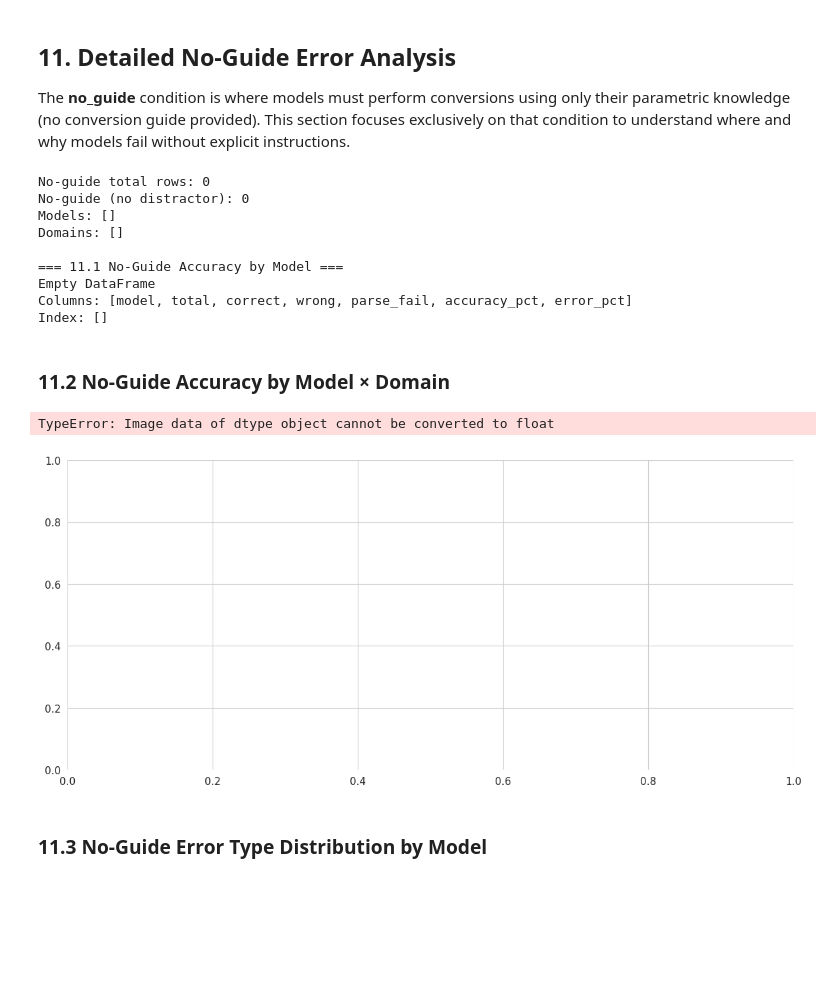
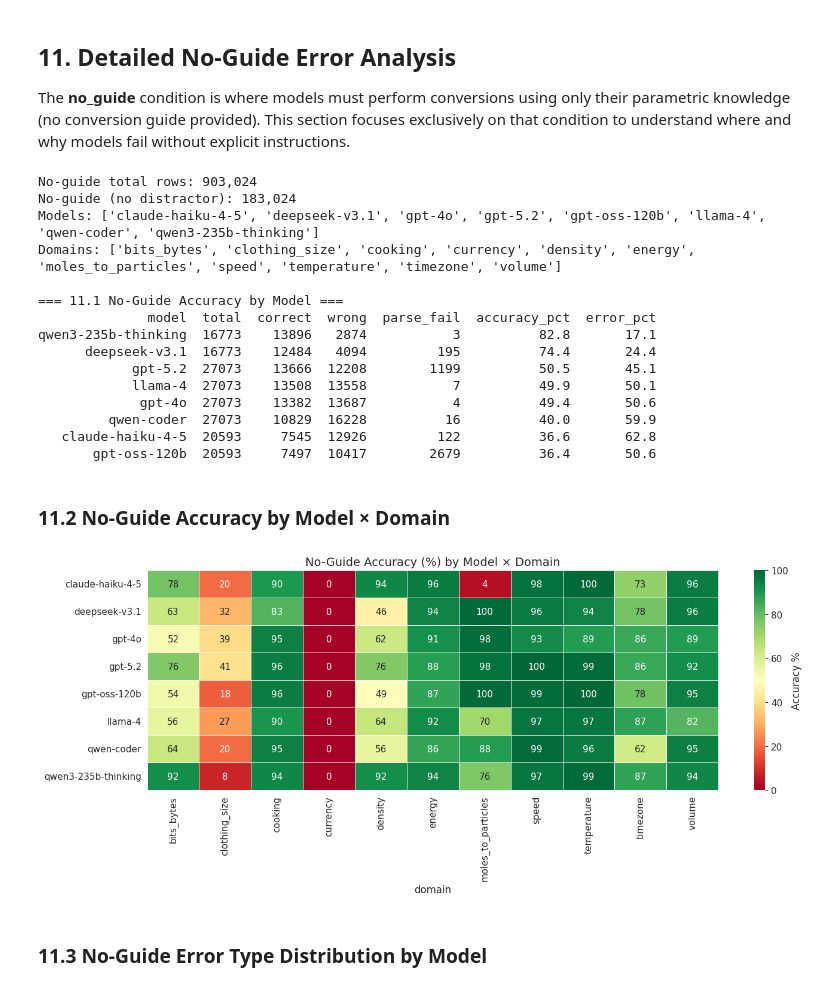
Before and after one commit to janewarren/math_gender, a Jupyter notebook: conversion_test/3_error_taxonomy/error_analysis.ipynb, the cells around one changed output. Drawn from its saved outputs; the diff is of its cells as text; code cells hidden in the pictures; blank space fills up the shorter version.

```diff
--- a/conversion_test/3_error_taxonomy/error_analysis.ipynb
+++ b/conversion_test/3_error_taxonomy/error_analysis.ipynb
@@ -515,7 +865,7 @@ Wait, Llieda... that name doesn't ring a bell. Maybe it's a typo? Oh, perhaps it
 For a given model and input number, when is the model correct in one domain but wrong in another?
 This reveals whether errors are *input-dependent* or *domain-dependent*.
 # %%
-def find_cross_domain_errors(df_in, model_name, condition='regular', min_loss=5):
+def find_cross_domain_errors(df_in, model_name, condition='in_domain_with_guide', min_loss=5):
     """Find input numbers that are correct in some domains and wrong in others.
 
     Returns a DataFrame with one row per (number, correct_domain, wrong_domain) triplet.
@@ -557,7 +907,7 @@ def find_cross_domain_errors(df_in, model_name, condition='regular', min_loss=5)
 print("Computing cross-domain errors for each model (with-guide condition)...")
 cross_domain_results = {}
 for m in ALL_MODELS:
-    cde = find_cross_domain_errors(df, m, condition='regular', min_loss=5)
+    cde = find_cross_domain_errors(df, m, condition='in_domain_with_guide', min_loss=5)
     if len(cde) > 0:
         cross_domain_results[m] = cde
         print(f"  {m}: {len(cde):,} cross-domain error pairs")
@@ -601,28 +954,6 @@ for model_name in ['gpt-4o', 'qwen3-235b-thinking']:
 ### 4.2 Cross-Domain Error Heatmap
 
 Row = domain that was wrong, Column = domain that was correct, Cell = how many shared input numbers.
-# %%
-for model_name in ['gpt-4o', 'qwen3-235b-thinking']:
-    if model_name not in cross_domain_results:
-        continue
-    cde = cross_domain_results[model_name]
-
-    # Build confusion-style matrix: wrong_domain × correct_domain
-    matrix = cde.groupby(['wrong_domain', 'correct_domain']).size().unstack(fill_value=0)
-
-    # Only keep domains with meaningful counts
-    top_wrong = cde['wrong_domain'].value_counts().head(8).index
-    top_correct = cde['correct_domain'].value_counts().head(8).index
-    matrix = matrix.reindex(index=top_wrong, columns=top_correct).fillna(0)
-
-    fig, ax = plt.subplots(figsize=(12, 8))
-    sns.heatmap(matrix, annot=True, fmt='.0f', cmap='Reds', ax=ax)
-    ax.set_title(f'{MODEL_DISPLAY.get(model_name, model_name)}: Cross-Domain Errors (with guide)\n'
-                 f'Row = wrong domain, Column = correct domain for same input')
-    ax.set_ylabel('Wrong Domain')
-    ax.set_xlabel('Correct Domain')
-    plt.tight_layout()
-    plt.show()
 # %% [markdown]
 ### 4.3 Cross-Domain Example Traces
 # %%
@@ -1028,7 +1383,7 @@ print(f"Domains with distractor rows: {sorted(domains_with_distractors)}")
 distractor_compare = []
 for dom in sorted(domains_with_distractors):
     for m in ALL_MODELS:
-        for cond in ['regular', 'no_guide']:
+        for cond in ['in_domain_with_guide', 'in_domain_no_guide']:
             sub = df[(df['domain'] == dom) & (df['model'] == m) & (df['condition'] == cond)]
             for has_d in [True, False]:
                 s = sub[sub['has_distractor'] == has_d]
@@ -1045,7 +1400,7 @@ dc = pd.DataFrame(distractor_compare)
 if len(dc) > 0:
     # Pivot for comparison
     for dom in sorted(domains_with_distractors)[:3]:
-        sub = dc[(dc['domain'] == dom) & (dc['condition'] == 'no_guide')]
+        sub = dc[(dc['domain'] == dom) & (dc['condition'] == 'in_domain_no_guide')]
         if len(sub) == 0:
             continue
         pv = sub.pivot(index='model', columns='has_distractor', values='error_rate')
@@ -1056,7 +1411,7 @@ if len(dc) > 0:
         print(pv.round(1).to_string())
 
     # Plot for volume (no_guide)
-    sub = dc[(dc['domain'] == 'volume') & (dc['condition'] == 'no_guide')]
+    sub = dc[(dc['domain'] == 'volume') & (dc['condition'] == 'in_domain_no_guide')]
     if len(sub) > 0:
         fig, ax = plt.subplots(figsize=(12, 5))
         pv = sub.pivot(index='model', columns='has_distractor', values='error_rate')
@@ -1099,7 +1495,7 @@ for cond in ['regular', 'no_guide', 'math_only']:
 
 The **no_guide** condition is where models must perform conversions using only their parametric knowledge (no conversion guide provided). This section focuses exclusively on that condition to understand where and why models fail without explicit instructions.
 # %%
-ng_all = df[df['condition'] == 'no_guide'].copy()
+ng_all = df[df['condition'] == 'in_domain_no_guide'].copy()
 ng_nodist = ng_all[
     ng_all['distractor'].astype(str).isin(['null', 'nan', '', 'None']) | ng_all['distractor'].isna()
 ].copy()
@@ -1122,33 +1518,41 @@ acc['error_pct'] = (acc['wrong'] / acc['total'] * 100).round(1)
 acc = acc.sort_values('accuracy_pct', ascending=False)
 print(acc.to_string(index=False))
 # %% [output]
-No-guide total rows: 0
-No-guide (no distractor): 0
-Models: []
-Domains: []
+No-guide total rows: 903,024
+No-guide (no distractor): 183,024
+Models: ['claude-haiku-4-5', 'deepseek-v3.1', 'gpt-4o', 'gpt-5.2', 'gpt-oss-120b', 'llama-4', 'qwen-coder', 'qwen3-235b-thinking']
+Domains: ['bits_bytes', 'clothing_size', 'cooking', 'currency', 'density', 'energy', 'moles_to_particles', 'speed', 'temperature', 'timezone', 'volume']
 
 === 11.1 No-Guide Accuracy by Model ===
-Empty DataFrame
-Columns: [model, total, correct, wrong, parse_fail, accuracy_pct, error_pct]
-Index: []
+              model  total  correct  wrong  parse_fail  accuracy_pct  error_pct
+qwen3-235b-thinking  16773    13896   2874           3          82.8       17.1
+      deepseek-v3.1  16773    12484   4094         195          74.4       24.4
+            gpt-5.2  27073    13666  12208        1199          50.5       45.1
+            llama-4  27073    13508  13558           7          49.9       50.1
+             gpt-4o  27073    13382  13687           4          49.4       50.6
+         qwen-coder  27073    10829  16228          16          40.0       59.9
+   claude-haiku-4-5  20593     7545  12926         122          36.6       62.8
+       gpt-oss-120b  20593     7497  10417        2679          36.4       50.6
 # %% [markdown]
 ### 11.2 No-Guide Accuracy by Model × Domain
 # %%
 # Accuracy heatmap: model × domain for no_guide
 ng_acc = ng_nodist.groupby(['model', 'domain']).apply(
     lambda g: (g['loss'] == 0).sum() / len(g) * 100
-).unstack(fill_value=0)
+).unstack(fill_value=0).astype(float)
+ng_acc.index = [MODEL_DISPLAY.get(m, m) + REASONING_MARKER.get(m, '') for m in ng_acc.index]
 
-fig, ax = plt.subplots(figsize=(14, 6))
+fig, ax = plt.subplots(figsize=(PAGE_W, PAGE_W / GOLDEN / 1.5))
 sns.heatmap(ng_acc, annot=True, fmt='.0f', cmap='RdYlGn', vmin=0, vmax=100,
-            linewidths=0.5, ax=ax, cbar_kws={'label': 'Accuracy %'})
-ax.set_title('No-Guide Accuracy (%) by Model × Domain', fontsize=14)
+            linewidths=0.3, linecolor='#eeeeee', ax=ax,
+            annot_kws={'size': 7}, cbar_kws={'label': 'Accuracy (%)', 'shrink': 0.8})
+ax.set_title('No-Guide Accuracy (%) by Model × Domain')
 ax.set_ylabel('')
 plt.tight_layout()
+save_fig(fig, 'fig8_noguide_accuracy_heatmap')
 plt.show()
 # %% [output]
-TypeError: Image data of dtype object cannot be converted to float
-[figure, old version]
+[figure, new version]
 # %% [markdown]
 ### 11.3 No-Guide Error Type Distribution by Model
 # %%
```
Also changed, not shown: parts of 47 cells of this notebook, 16 other files.
